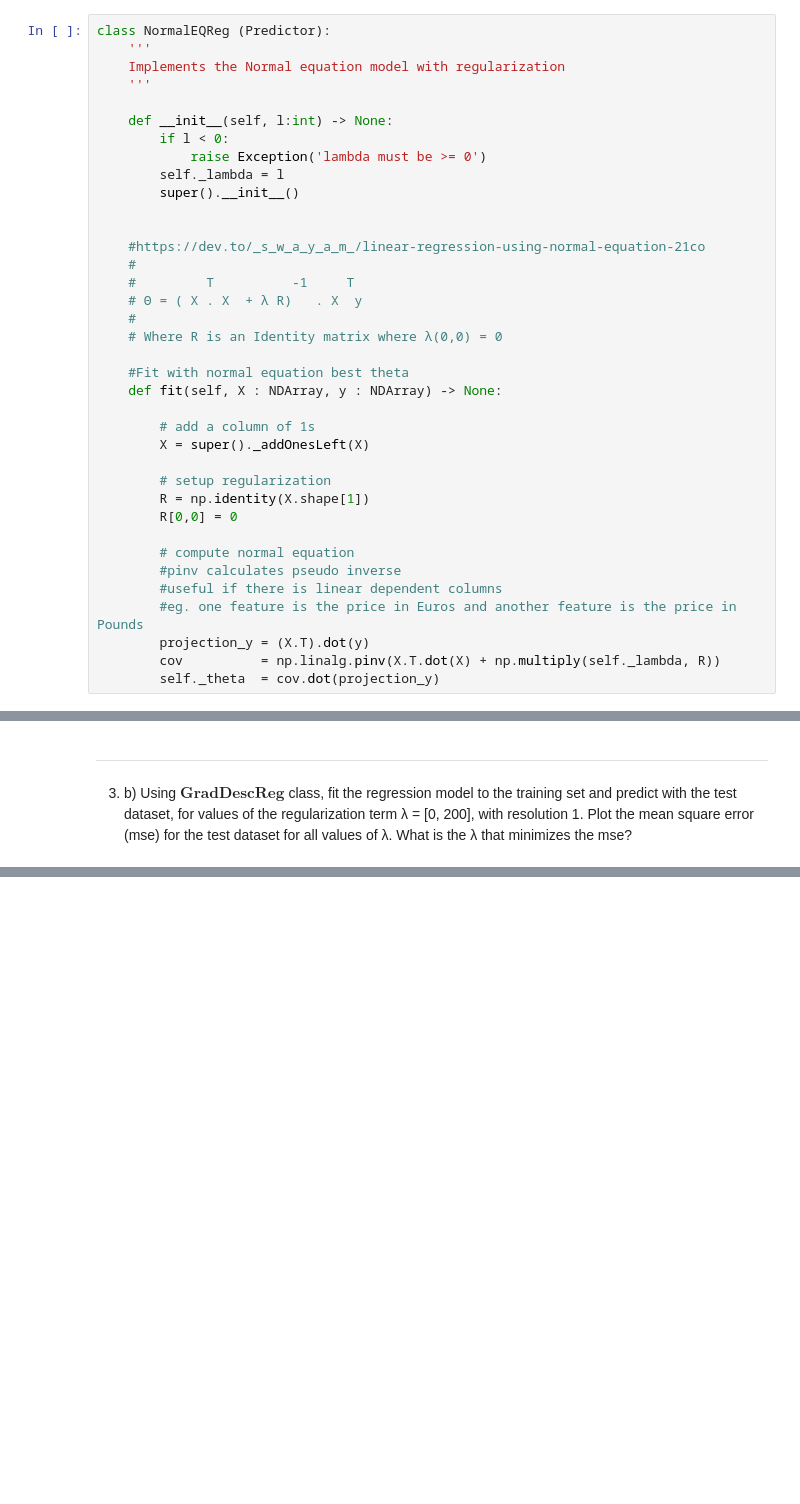
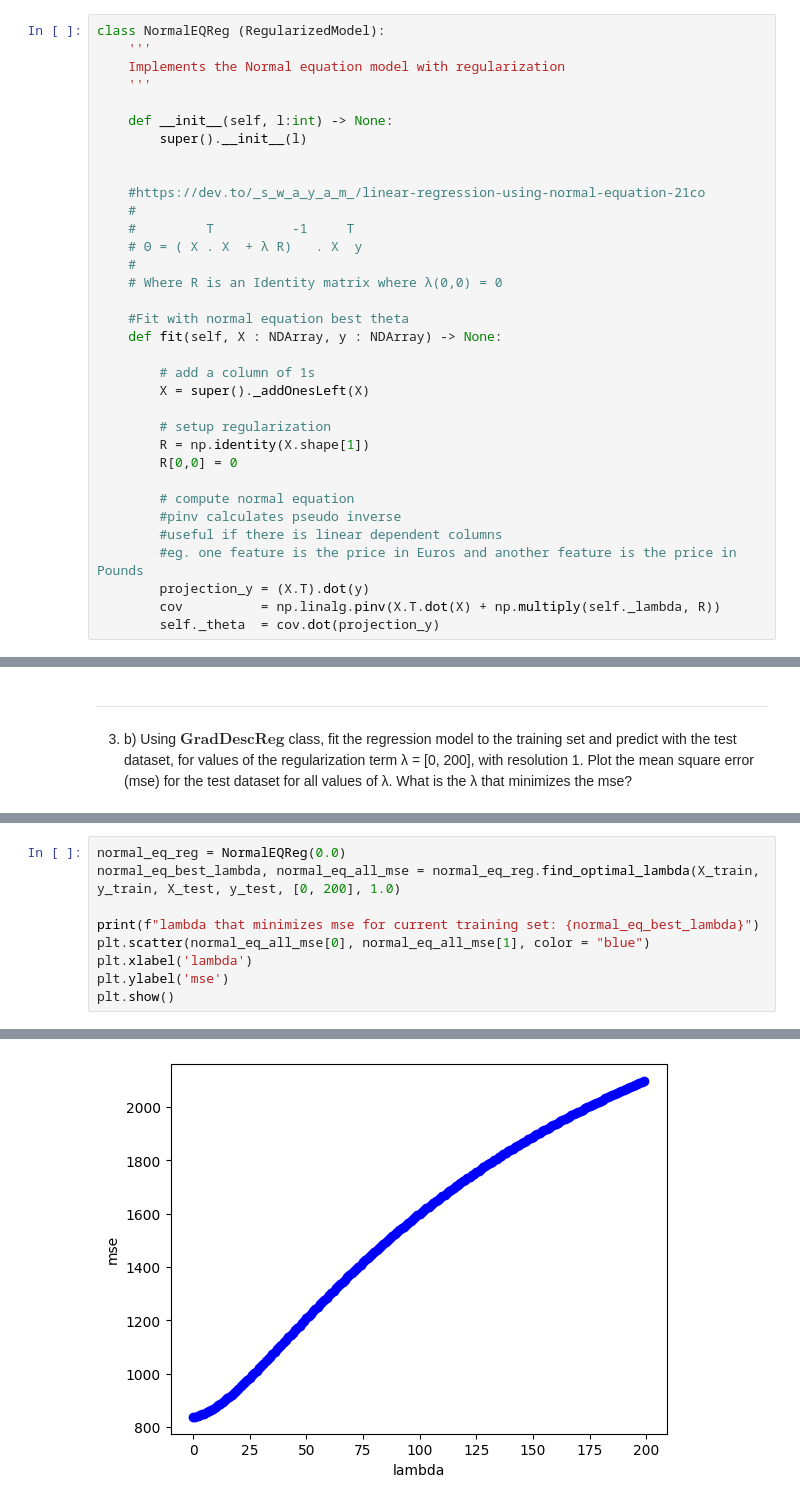
Before and after one commit to Nickurama/Ualg-ML, a Jupyter notebook: lab3/lab03-base.ipynb, the cells around one changed output, grey strips where cells are left out. Drawn from its saved outputs; the diff is of its cells as text; blank space fills up the shorter version.

```diff
--- a/lab3/lab03-base.ipynb
+++ b/lab3/lab03-base.ipynb
@@ -165,14 +208,11 @@ class LinearRegression (NormalEQ):
 # %%
-class NormalEQReg (Predictor):
+class NormalEQReg (RegularizedModel):
     '''
     Implements the Normal equation model with regularization
     '''
 
     def __init__(self, l:int) -> None:
-        if l < 0:
-            raise Exception('lambda must be >= 0')
-        self._lambda = l
-        super().__init__()
+        super().__init__(l)
 
 
     #https://dev.to/_s_w_a_y_a_m_/linear-regression-using-normal-equation-21co
@@ -354,0 +395,10 @@ plt.show()
+# %%
+normal_eq_reg = NormalEQReg(0.0)
+normal_eq_best_lambda, normal_eq_all_mse = normal_eq_reg.find_optimal_lambda(X_train, y_train, X_test, y_test, [0, 200], 1.0)
+
+print(f"lambda that minimizes mse for current training set: {normal_eq_best_lambda}")
+plt.scatter(normal_eq_all_mse[0], normal_eq_all_mse[1], color = "blue")
+plt.xlabel('lambda')
+plt.ylabel('mse')
+plt.show()
+# %% [output]
@@ -354,0 +406 @@ plt.show()
+[figure, added]
```
Also changed, not shown: parts of 15 cells of this notebook.
